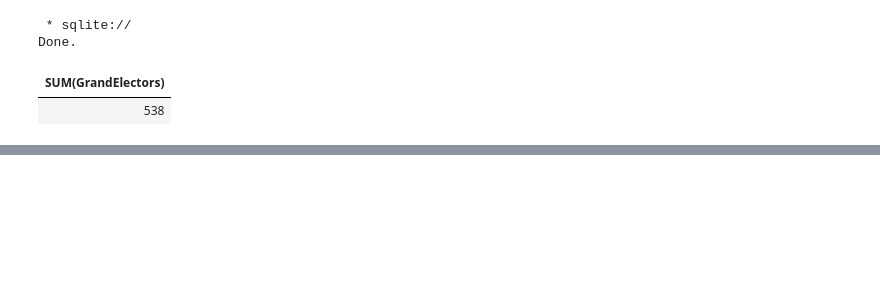
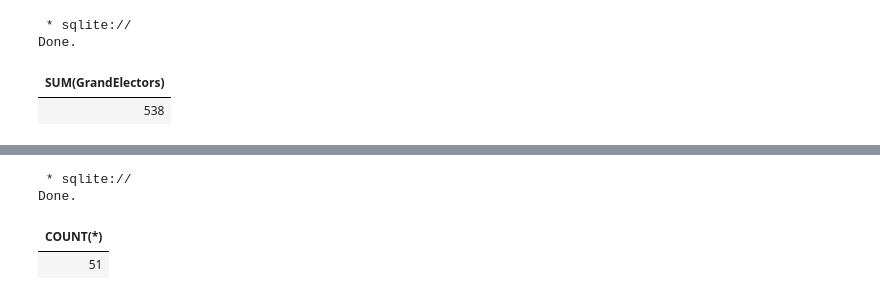
Before and after one commit to kahuroA/SQL-PRACTICE, a Jupyter notebook: SQL_MINI_PROJECT.ipynb, the cells around one changed output, grey strips where cells are left out. Drawn from its saved outputs; the diff is of its cells as text; code cells hidden in the pictures; blank space fills up the shorter version.

```diff
--- a/SQL_MINI_PROJECT.ipynb
+++ b/SQL_MINI_PROJECT.ipynb
@@ -228,0 +245,8 @@ Done.
+# %%
+%%sql
+SELECT COUNT(*) FROM Tab_Cumm;
+# %% [output]
+ * sqlite://
+Done.
+| COUNT(*) |
+| 51 |
```
Also changed, not shown: parts of 5 cells of this notebook.
